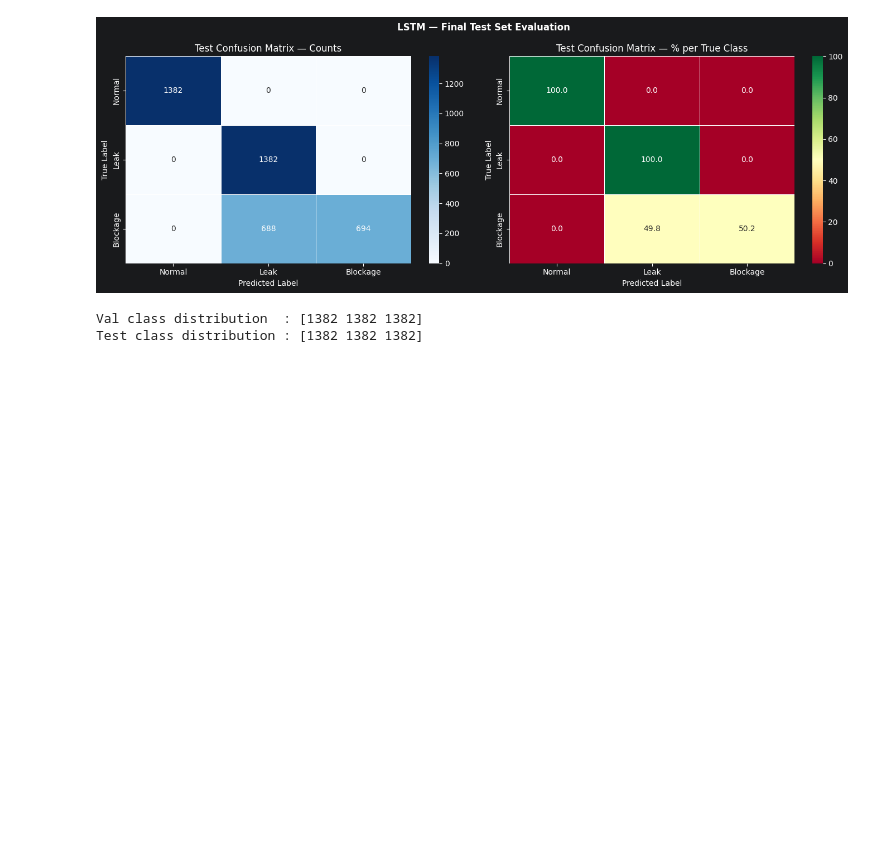
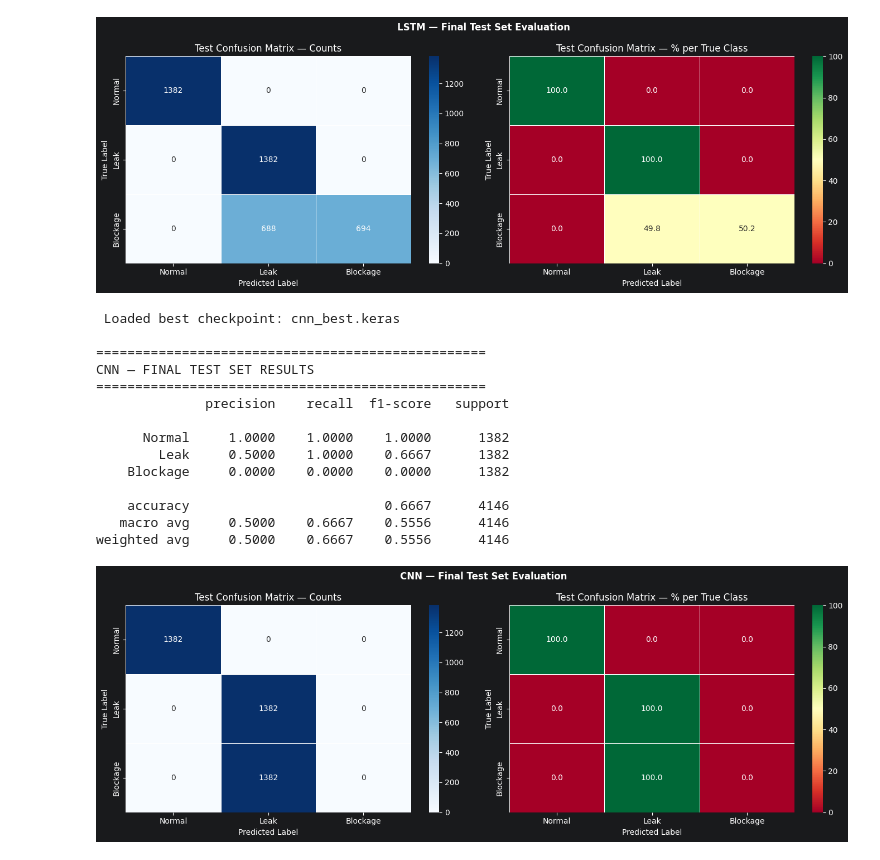
Before and after one commit to Darlene-13/SmartPipe-AI-Powered-Leak-Detection-for-Kenya-s-Pipeline-Network, a Jupyter notebook: ml_service/notebooks/live/04_lstm_cnn_mlp_keras.ipynb, the cells around one changed output. Cells and saved outputs as stored; diff of their text form; code cells hidden in the pictures; blank space fills up the shorter version.

Commit message:
tested cnn models

```diff
--- a/ml_service/notebooks/live/04_lstm_cnn_mlp_keras.ipynb
+++ b/ml_service/notebooks/live/04_lstm_cnn_mlp_keras.ipynb
@@ -758,9 +759,66 @@ LSTM — FINAL TEST SET RESULTS
    macro avg     0.8892    0.8341    0.8231      4146
 weighted avg     0.8892    0.8341    0.8231      4146
 [figure]
-# %%
-print("Val class distribution  :", np.bincount(np.argmax(y_val_cat, axis=1)))
-print("Test class distribution :", np.bincount(np.argmax(y_test_cat, axis=1)))
-# %% [output]
-Val class distribution  : [1382 1382 1382]
-Test class distribution : [1382 1382 1382]
+# %%
+# Load best checkpoint
+best_model = load_model(artifacts_path/ "cnn_best_live_model.keras")
+print(" Loaded best checkpoint: cnn_best.keras")
+
+# Predict on test set
+y_pred_prob_test = best_model.predict(X_test_seq, verbose=0)
+y_pred_test      = np.argmax(y_pred_prob_test, axis=1)
+y_true_test      = np.argmax(y_test_cat, axis=1)
+
+# Final Classification Report
+print("\n" + "=" * 50)
+print("CNN — FINAL TEST SET RESULTS")
+print("=" * 50)
+print(classification_report(
+    y_true_test, y_pred_test,
+    target_names=["Normal", "Leak", "Blockage"],
+    digits=4
+))
+
+# Final Confusion Matrix
+cm_test     = confusion_matrix(y_true_test, y_pred_test)
+cm_test_pct = cm_test.astype(float) / cm_test.sum(axis=1, keepdims=True) * 100
+
+fig, axes = plt.subplots(1, 2, figsize=(14, 5))
+
+sns.heatmap(cm_test, annot=True, fmt="d", cmap="Blues",
+            xticklabels=["Normal", "Leak", "Blockage"],
+            yticklabels=["Normal", "Leak", "Blockage"],
+            ax=axes[0], linewidths=0.5)
+axes[0].set_title("Test Confusion Matrix — Counts")
+axes[0].set_ylabel("True Label")
+axes[0].set_xlabel("Predicted Label")
+
+sns.heatmap(cm_test_pct, annot=True, fmt=".1f", cmap="RdYlGn",
+            xticklabels=["Normal", "Leak", "Blockage"],
+            yticklabels=["Normal", "Leak", "Blockage"],
+            ax=axes[1], linewidths=0.5, vmin=0, vmax=100)
+axes[1].set_title("Test Confusion Matrix — % per True Class")
+axes[1].set_ylabel("True Label")
+axes[1].set_xlabel("Predicted Label")
+
+plt.suptitle("CNN — Final Test Set Evaluation", fontweight="bold")
+plt.tight_layout()
+save_path = ASSETS_PATH /"cnn_test_confusion.png"
+plt.savefig(save_path, dpi=150, bbox_inches="tight")
+plt.show()
+# %% [output]
+ Loaded best checkpoint: cnn_best.keras
+
+==================================================
+CNN — FINAL TEST SET RESULTS
+==================================================
+              precision    recall  f1-score   support
+
+      Normal     1.0000    1.0000    1.0000      1382
+        Leak     0.5000    1.0000    0.6667      1382
+    Blockage     0.0000    0.0000    0.0000      1382
+
+    accuracy                         0.6667      4146
+   macro avg     0.5000    0.6667    0.5556      4146
+weighted avg     0.5000    0.6667    0.5556      4146
+[figure, added]
```
Also changed, not shown: parts of 1 cell of this notebook, 1 other file.
